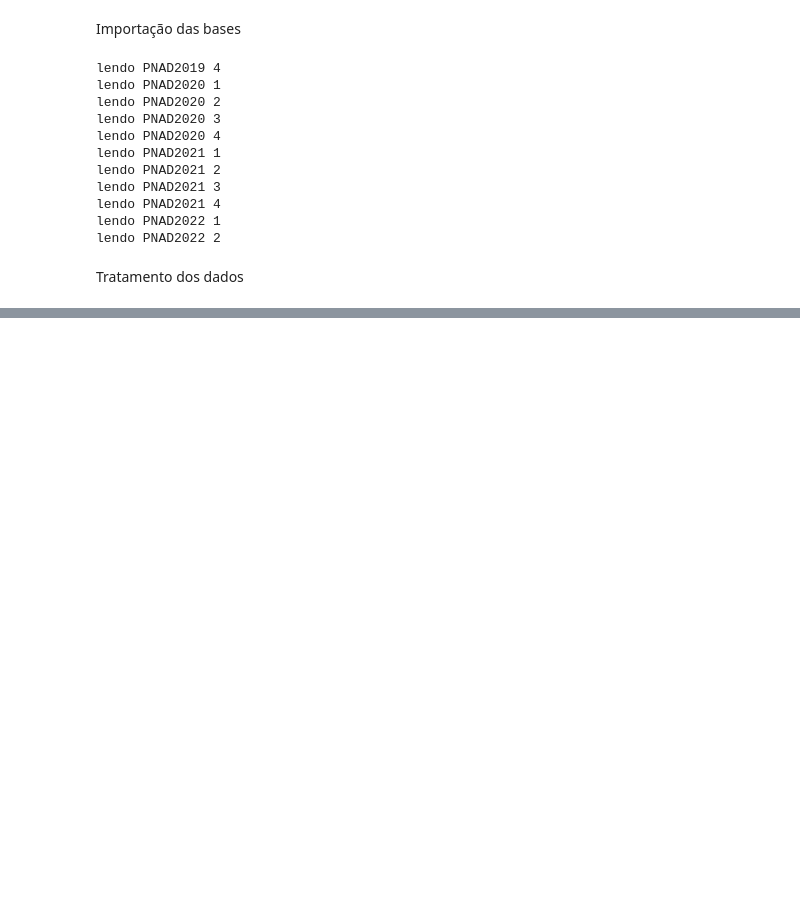
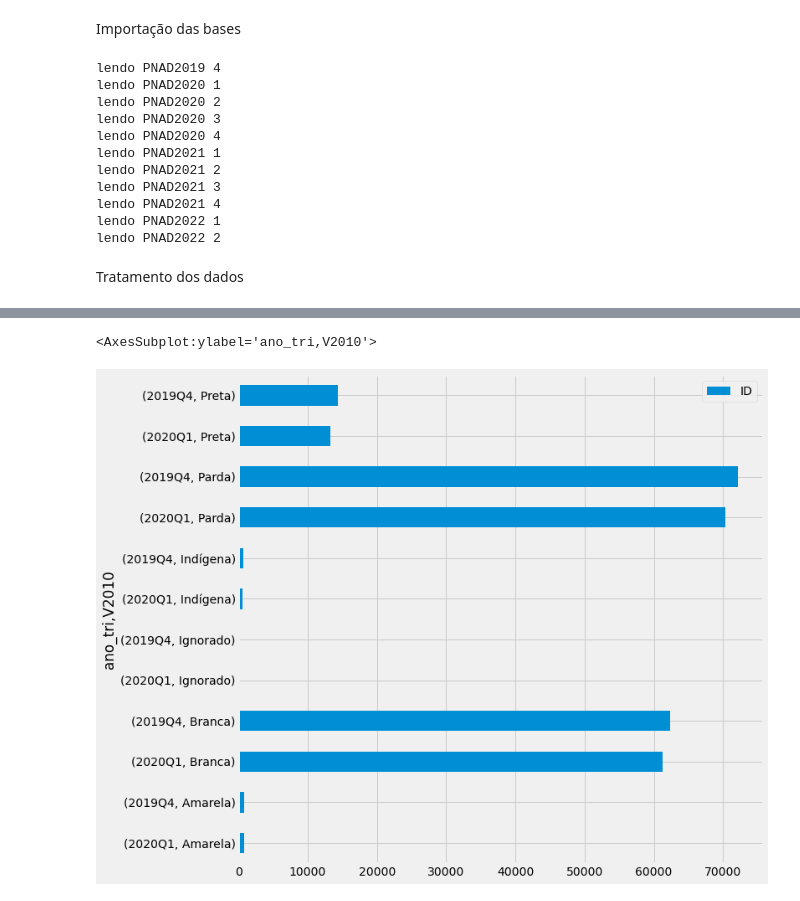
Before and after one commit to msbrasil/Mercado-de-Trabalho-Remoto, a Jupyter notebook: Notebooks/Investigação individual.ipynb, the cells around one changed output, grey strips where cells are left out. Saved outputs shown, nothing was run; the diff lists cells and outputs as text; code cells hidden in the pictures; blank space fills up the shorter version.

Commit message:
Investigação de características
Primeiro resultado com as características das pessoas que mudaram de ocupado para desocupado depois do lockdown

```diff
--- a/Notebooks/Investigação individual.ipynb
+++ b/Notebooks/Investigação individual.ipynb
@@ -189,2 +205,9 @@ pnadc_filtrada = pnadc_filtrada[pnadc_filtrada['ID'].isin(ids_lista_entrevistas_
 # %%
 #TODO: Desenvolver visualização que mostre a mudança individual ao longo do tempo para a variável de ocupação (VD4002) e, posteriormente, local de trabalho
+# %%
+#filtrar pnadc_completa para mostrar somente os individuos no ano_tri 2019Q4 e 2020Q1
+pnadc_completa_2019Q4_2020Q1 = pnadc_completa[(pnadc_completa['ano_tri'] < '2020Q2')]
+# %%
+ids_em_2tri = pd.DataFrame({'tri':pnadc_completa_2019Q4_2020Q1.groupby(['ID'])['ano_tri'].count()})
+# %%
+pnadc_completa_2019Q4_2020Q1_filtrado = pnadc_completa_2019Q4_2020Q1[pnadc_completa_2019Q4_2020Q1['ID'].isin(ids_em_2tri[ids_em_2tri['tri'] == 2].index)]
@@ -190,0 +227,5 @@ pnadc_filtrada = pnadc_filtrada[pnadc_filtrada['ID'].isin(ids_lista_entrevistas_
+# %%
+pnadc_completa_2019Q4_2020Q1_filtrado[pnadc_completa_2019Q4_2020Q1_filtrado['VD4002']=='Pessoas ocupadas'].groupby(['ano_tri','V2010'])[['ID']].count().sort_values(by=['V2010','ano_tri'], ascending=[True,False]).plot(kind='barh', figsize=(10,10))
+# %% [output]
+<AxesSubplot:ylabel='ano_tri,V2010'>
+[figure, added]
```
Also changed, not shown: parts of 18 cells of this notebook, 3 other files.
